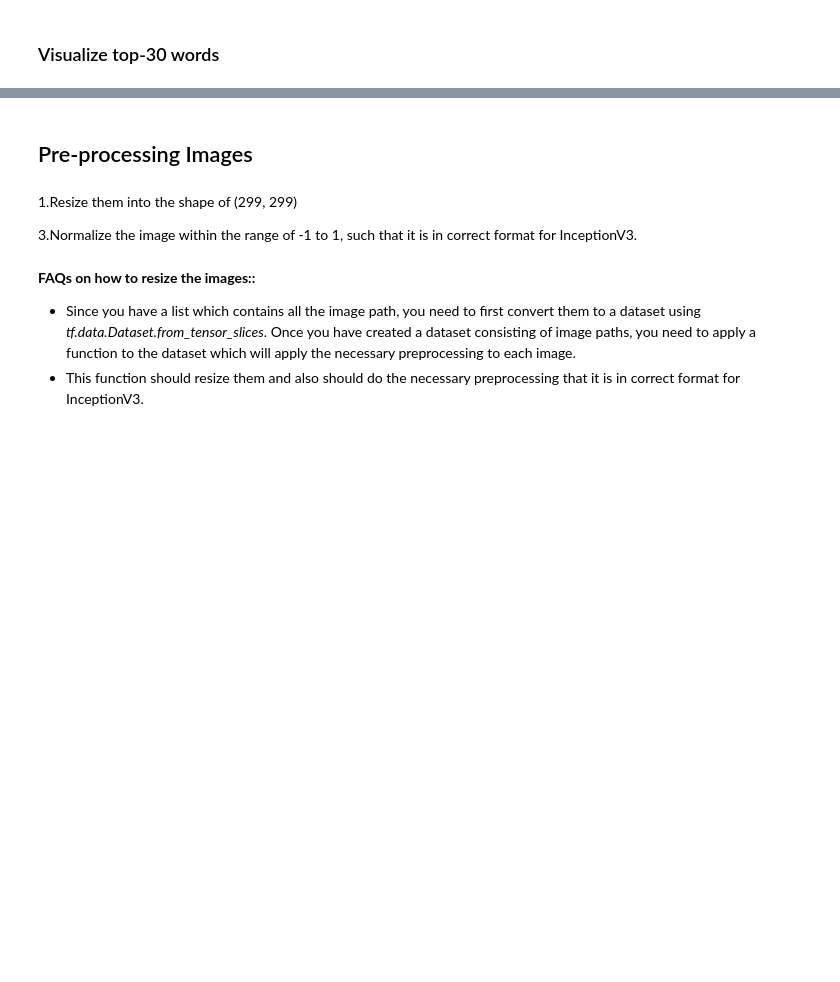
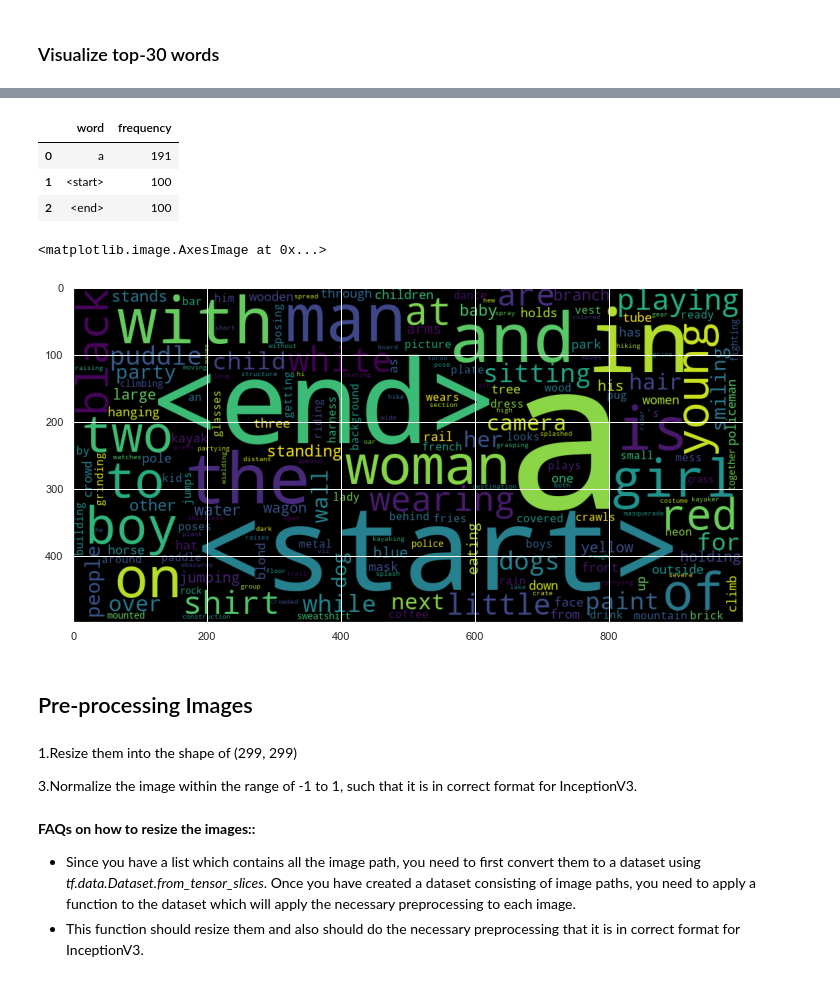
Before and after one commit to Lakshmi-1212/Eye_for_Blind, a Jupyter notebook: Eye_for_blind.ipynb, the cells around one changed output, grey strips where cells are left out. Cells and saved outputs as stored; diff of their text form; code cells hidden in the pictures; blank space fills up the shorter version.

```diff
--- a/Eye_for_blind.ipynb
+++ b/Eye_for_blind.ipynb
@@ -400,3 +401,20 @@ plt.show()
+# %%
+common_words_df.head(3)
+# %% [output]
+|  | word | frequency |
+| 0 | a | 191 |
+| 1 | <start> | 100 |
+| 2 | <end> | 100 |
+# %%
+
+
+wordcloud = WordCloud(width = 1000, height = 500).generate_from_frequencies(dict([tuple(x) for x in common_words_df.values]))
+
+plt.figure(figsize=(12,8))
+plt.imshow(wordcloud)
+# %% [output]
+<matplotlib.image.AxesImage at 0x...>
+[figure, added]
 # %% [markdown]
 ## Pre-processing Images
 # %% [markdown]
```
Also changed, not shown: parts of 30 cells of this notebook.
